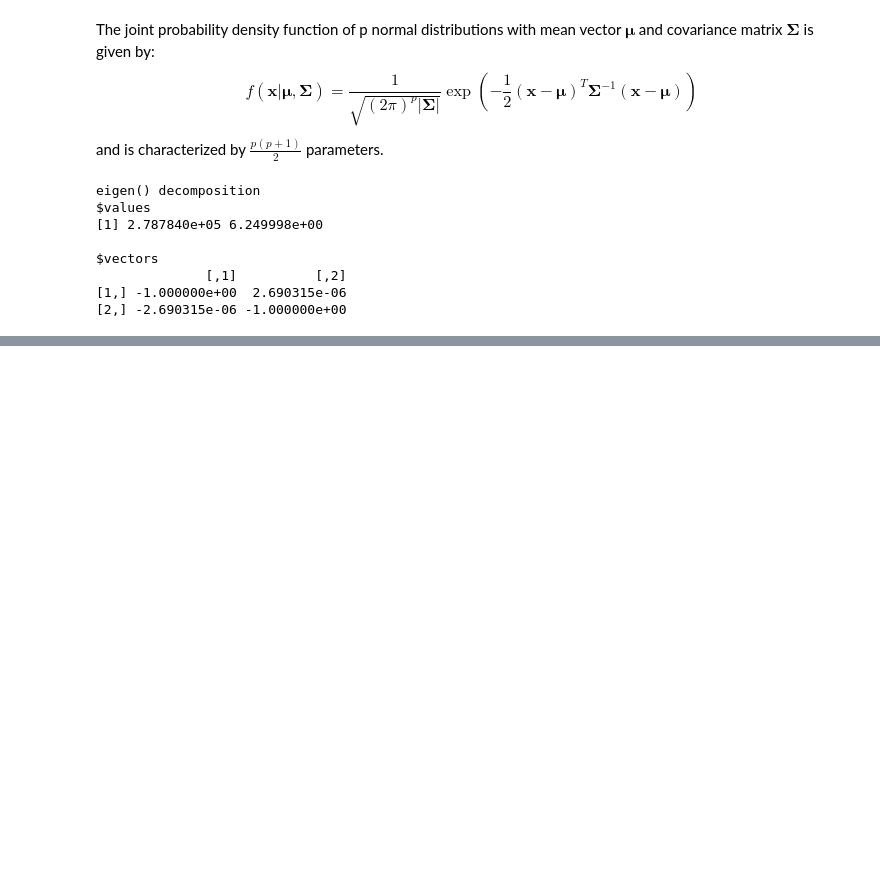
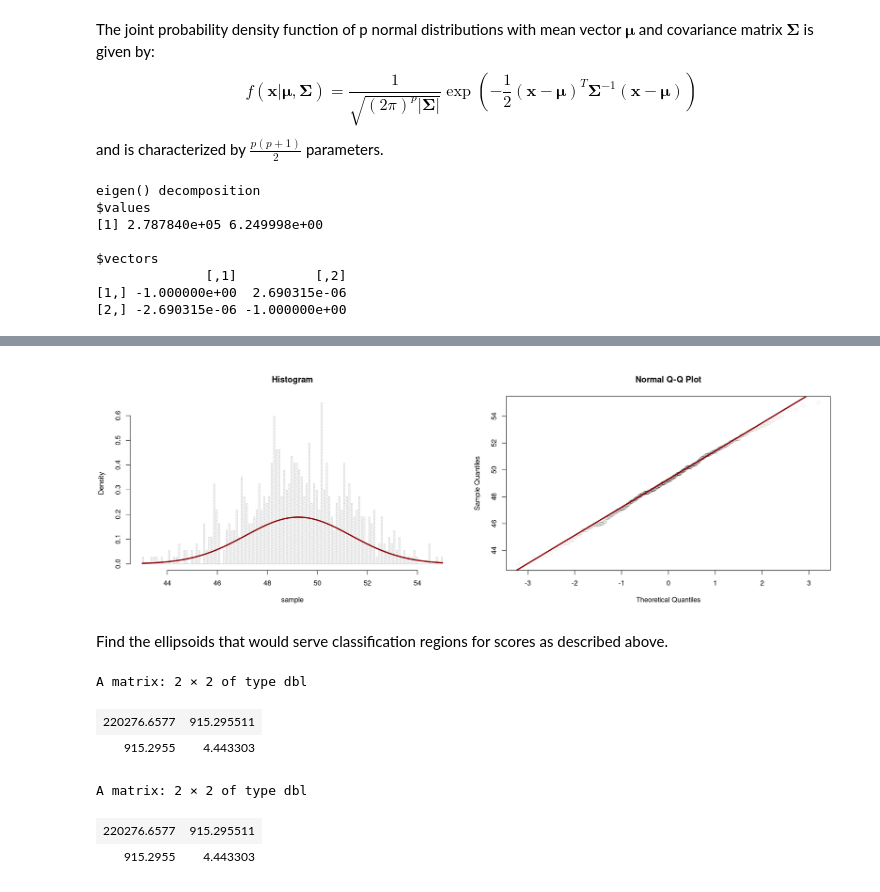
Before and after one commit to ventus550/university, a Jupyter notebook: statistical-learning/lab1/report.ipynb, the cells around one changed output, grey strips where cells are left out. Saved outputs shown, nothing was run; the diff lists cells and outputs as text; code cells hidden in the pictures; blank space fills up the shorter version.

```diff
--- a/statistical-learning/lab1/report.ipynb
+++ b/statistical-learning/lab1/report.ipynb
@@ -118,0 +196,19 @@ TODO: comment
+# %%
+make.plots(data$Length)
+# %% [output]
+[figure, added]
+# %% [markdown]
+Find the ellipsoids that would serve classification regions for scores as described
+above.
+# %%
+matrix(cov(data), nrow=2)
+# %% [output]
+A matrix: 2 × 2 of type dbl
+| 220276.6577 | 915.295511 |
+| 915.2955 | 4.443303 |
+# %%
+matrix(c(var_weight, covariance, covariance, var_length), nrow=2)
+# %% [output]
+A matrix: 2 × 2 of type dbl
+| 220276.6577 | 915.295511 |
+| 915.2955 | 4.443303 |
```
Also changed, not shown: parts of 63 cells of this notebook, 1 other file.
